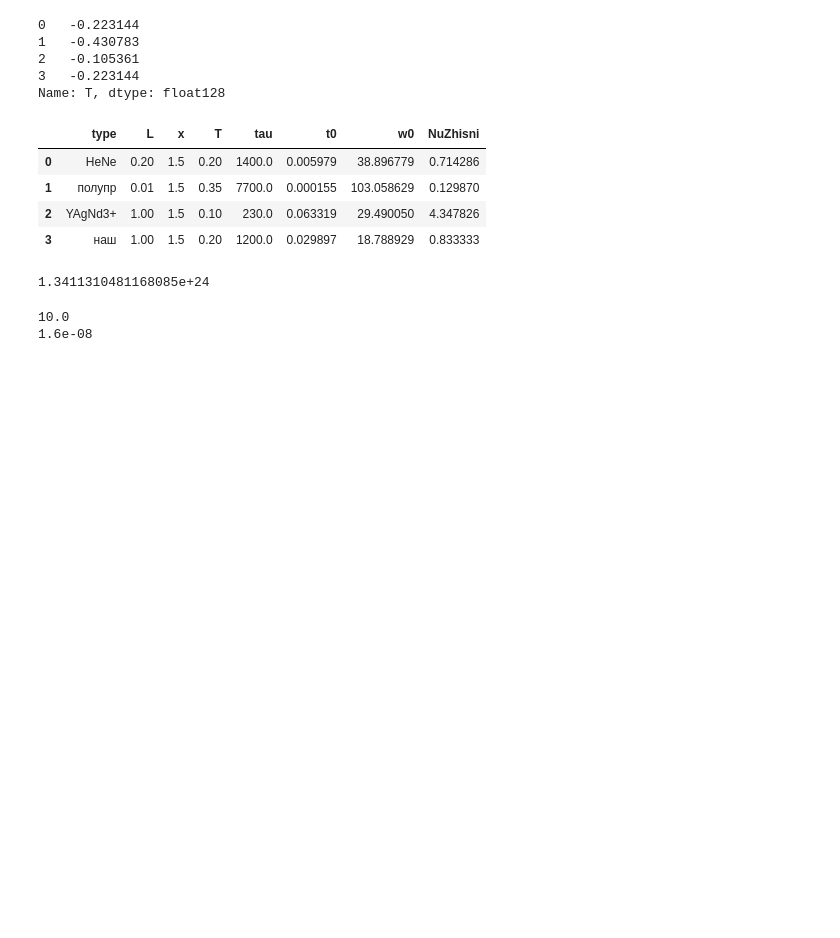
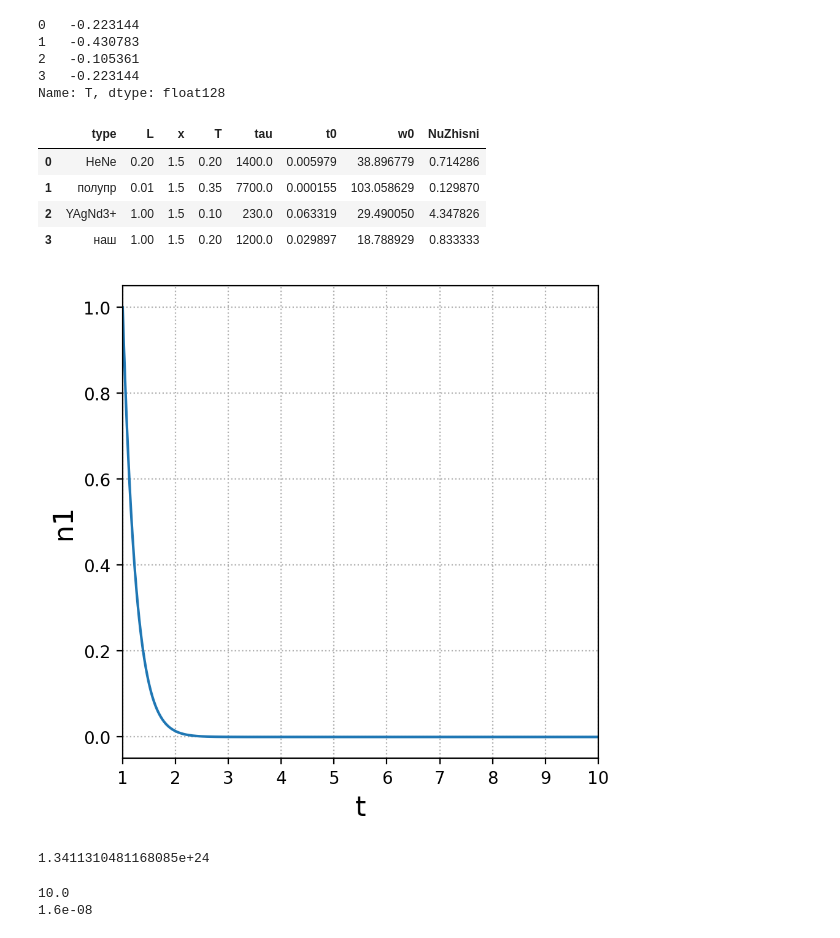
Before and after one commit to ShmakovVladimir/Labs, a Jupyter notebook: Фотника/Волоконный Лазер/main.ipynb, the cells around one changed output. Cells and saved outputs as stored; diff of their text form; code cells hidden in the pictures; blank space fills up the shorter version.

```diff
--- a/Фотника/Волоконный Лазер/main.ipynb
+++ b/Фотника/Волоконный Лазер/main.ipynb
@@ -55,16 +55,21 @@ char.head()
 # %%
 T, B = 300, 0.5
 N = 5000
 N0 = 200
 q = 10
 t = np.linspace(1, 10, 10000)
 
 n1 = np.exp(-B * q * t) * t * N0 / (np.exp(55) - 1)
 
 plt.figure(figsize = (5, 5), dpi = 200)
 plt.plot(t, n1 / np.max(n1))
-plt.xlabel('t')
-plt.ylabel('n1')
+plt.xlabel('t', fontsize = 16)
+plt.ylabel('n1', fontsize = 16)
+plt.xticks(np.arange(10) + 1)
+plt.xlim(1, 10)
+plt.grid(ls = ':')
+# %% [output]
+[figure, added]
 # %%
 np.exp(1.5 / (9 * 300 * 1e-5))
 # %% [output]
```
Also changed, not shown: 20 other files.
